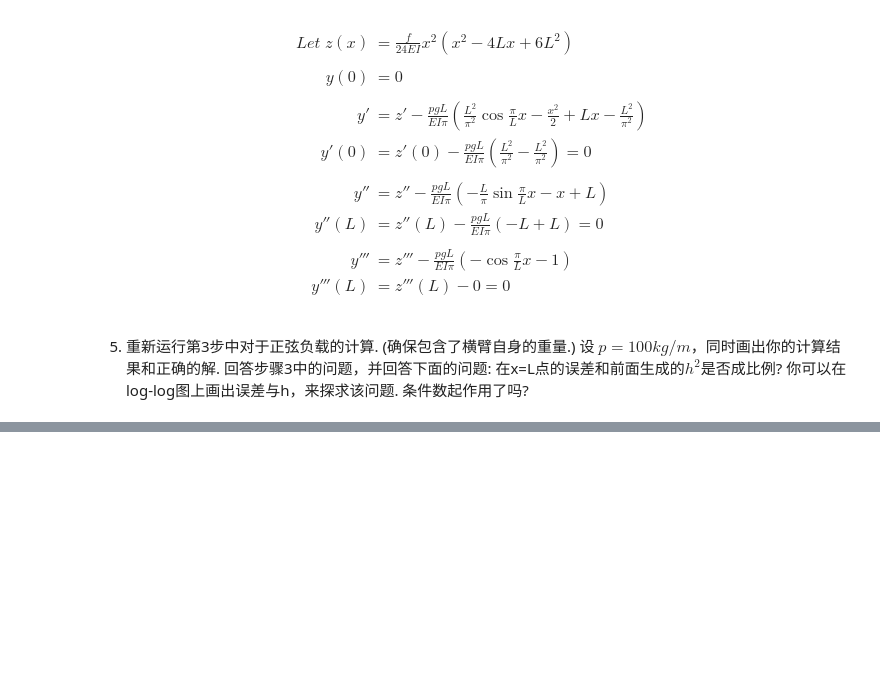
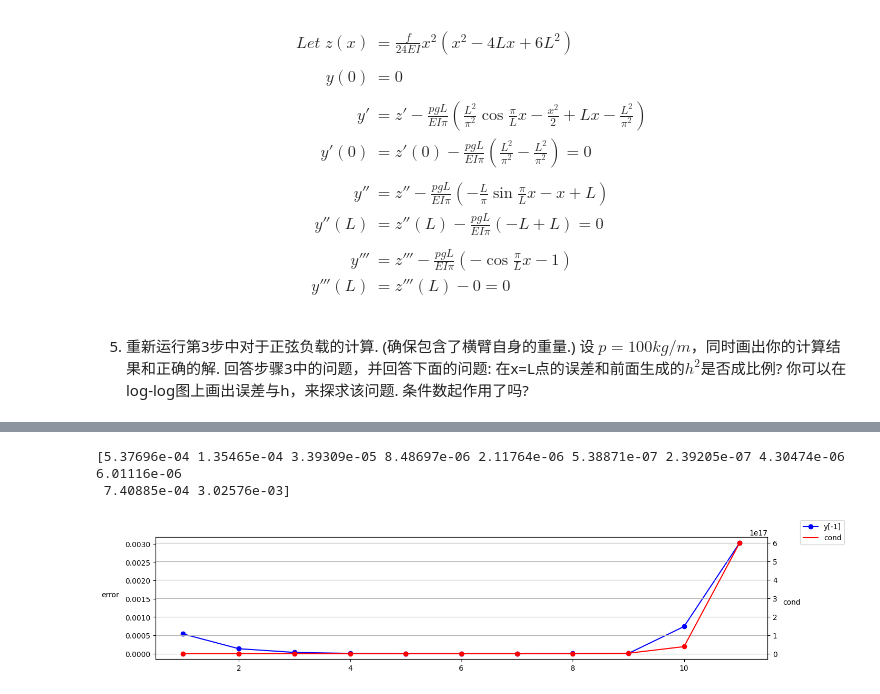
Before and after one commit to Pat-Tron/solution_of_numerical_analysis, a Jupyter notebook: exercise_02_Euler_Bernoulli_beam.ipynb, the cells around one changed output, grey strips where cells are left out. Drawn from its saved outputs; the diff is of its cells as text; code cells hidden in the pictures; blank space fills up the shorter version.

```diff
--- a/exercise_02_Euler_Bernoulli_beam.ipynb
+++ b/exercise_02_Euler_Bernoulli_beam.ipynb
@@ -326,0 +387,26 @@ $$
+# %%
+# Ploting errors.
+fig, axLeft = plt.subplots(figsize=(15, 3))
+X = range(1, 12)
+yWithSineLoad = lambda x: yWithConstLoad(x)-p*g*Length/(E*I*np.pi)*(
+    Length**3/np.pi**3*np.sin(np.pi/Length*x)-x**3/6+Length/2*x**2-Length**2/np.pi**2*x)
+standardShift = yWithSineLoad(Length)
+YsinOnEnd = [arr[-1] for arr in Ysin]
+error = np.abs(np.array(YsinOnEnd)-standardShift)
+print(error)
+
+axLeft.plot(X, error, color='b', marker='o')
+axLeft.set_ylabel('error', labelpad=20, rotation='horizontal')
+
+axRight = axLeft.twinx()
+axRight.plot(X, cond, color='r', marker='o')
+axRight.set_ylabel('cond', labelpad=20, rotation='horizontal')
+
+fig.legend((line1, line2), ['y[-1]', 'cond'])
+axes = plt.gca()
+axes.grid()
+plt.show()
+# %% [output]
+[5.37696e-04 1.35465e-04 3.39309e-05 8.48697e-06 2.11764e-06 5.38871e-07 2.39205e-07 4.30474e-06 6.01116e-06
+ 7.40885e-04 3.02576e-03]
+[figure, added]
```
Also changed, not shown: parts of 16 cells of this notebook.
